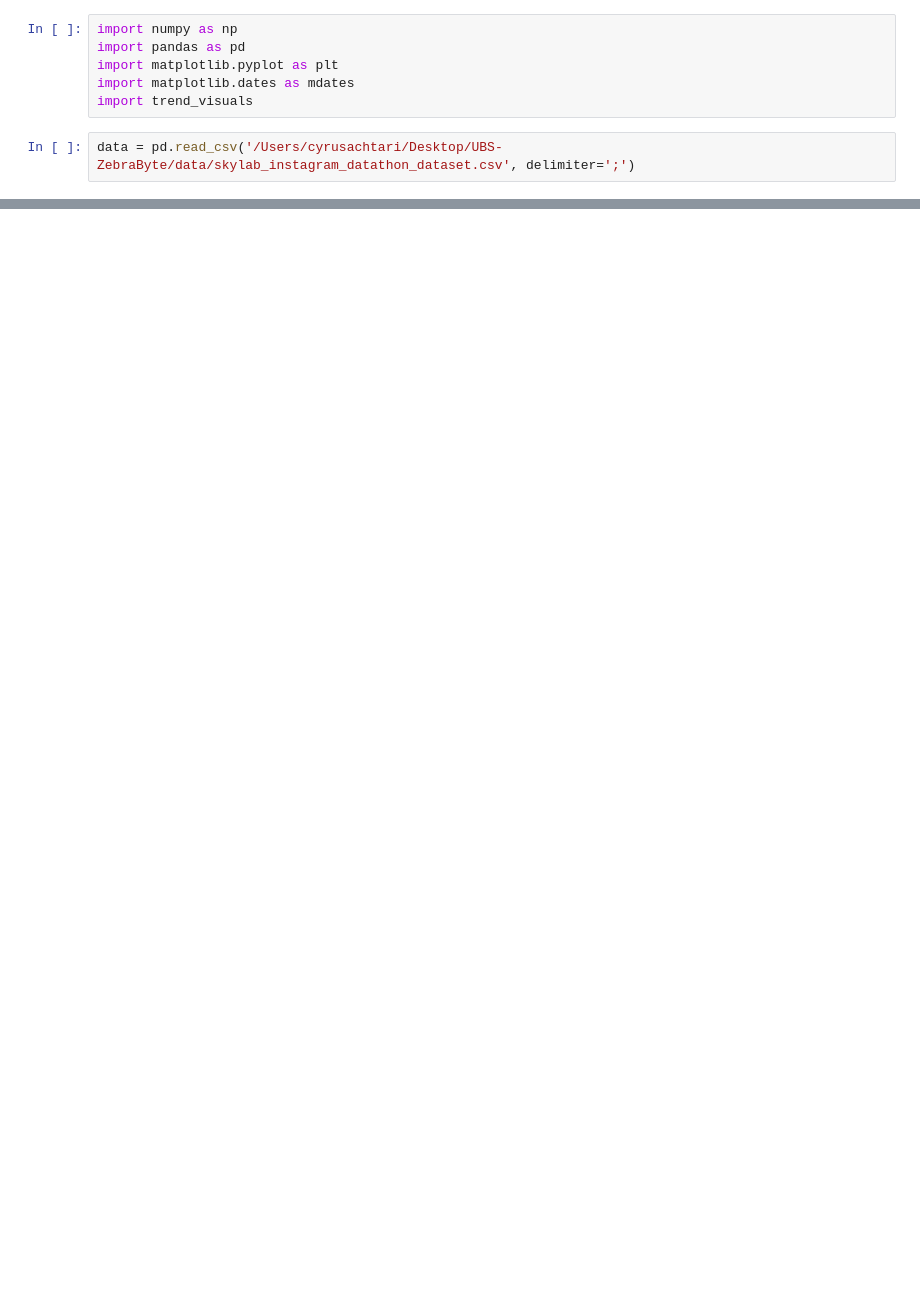
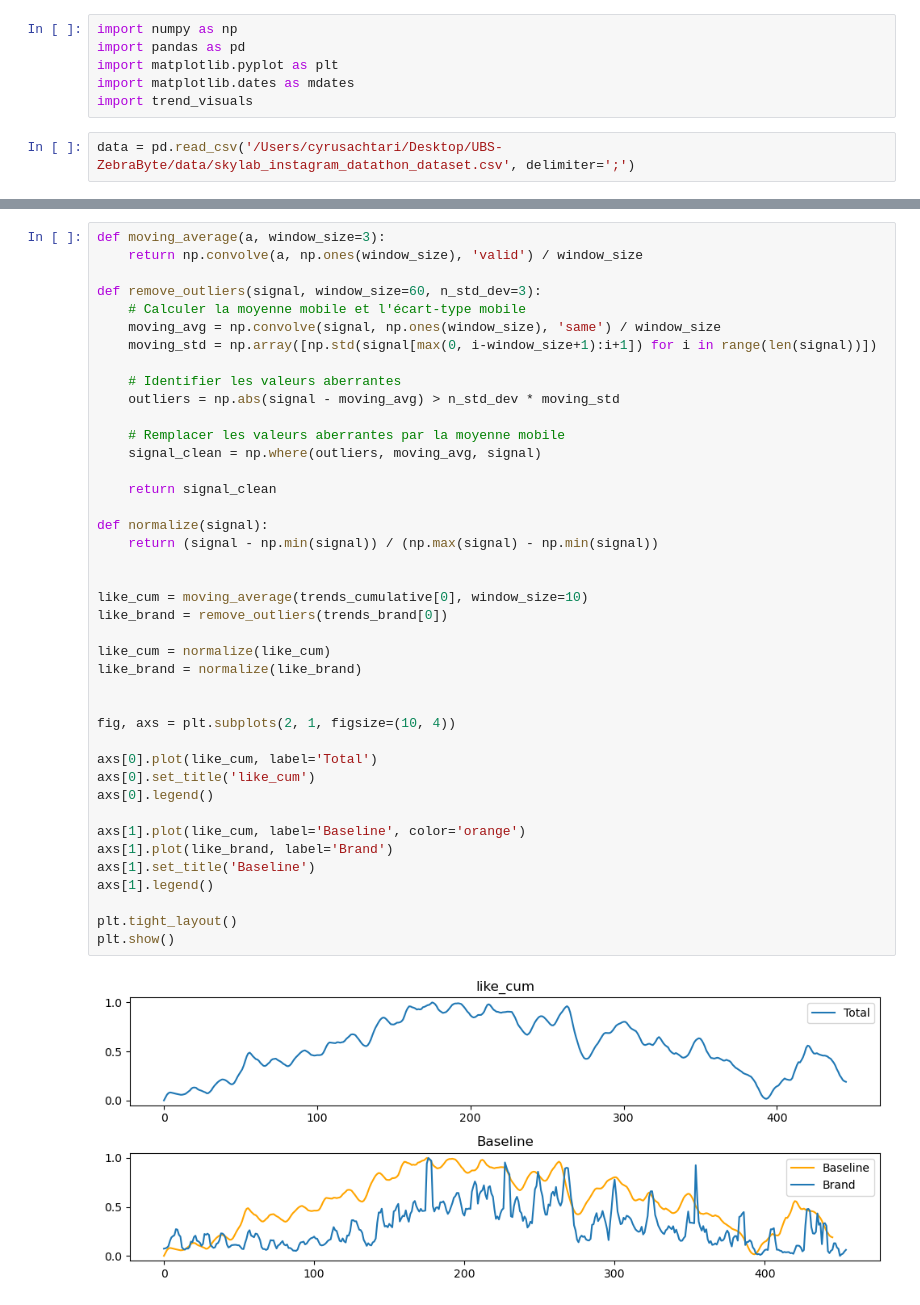
Before and after one commit to tanios13/UBS-ZebraByte, a Jupyter notebook: trend_visuals.ipynb, the cells around one changed output, grey strips where cells are left out. Saved outputs shown, nothing was run; the diff lists cells and outputs as text; blank space fills up the shorter version.

```diff
--- a/trend_visuals.ipynb
+++ b/trend_visuals.ipynb
@@ -20,0 +45,43 @@ trend_visuals.plot_metrics_total_brand(trends_brand, trends_all_cumulative)
+# %%
+def moving_average(a, window_size=3):
+    return np.convolve(a, np.ones(window_size), 'valid') / window_size
+
+def remove_outliers(signal, window_size=60, n_std_dev=3):
+    # Calculer la moyenne mobile et l'écart-type mobile
+    moving_avg = np.convolve(signal, np.ones(window_size), 'same') / window_size
+    moving_std = np.array([np.std(signal[max(0, i-window_size+1):i+1]) for i in range(len(signal))])
+
+    # Identifier les valeurs aberrantes
+    outliers = np.abs(signal - moving_avg) > n_std_dev * moving_std
+
+    # Remplacer les valeurs aberrantes par la moyenne mobile
+    signal_clean = np.where(outliers, moving_avg, signal)
+
+    return signal_clean
+
+def normalize(signal):
+    return (signal - np.min(signal)) / (np.max(signal) - np.min(signal))
+
+
+like_cum = moving_average(trends_cumulative[0], window_size=10)
+like_brand = remove_outliers(trends_brand[0])
+
+like_cum = normalize(like_cum)
+like_brand = normalize(like_brand)
+
+
+fig, axs = plt.subplots(2, 1, figsize=(10, 4))
+
+axs[0].plot(like_cum, label='Total')
+axs[0].set_title('like_cum')
+axs[0].legend()
+
+axs[1].plot(like_cum, label='Baseline', color='orange')
+axs[1].plot(like_brand, label='Brand')
+axs[1].set_title('Baseline')
+axs[1].legend()
+
+plt.tight_layout()
+plt.show()
+# %% [output]
+[figure, added]
```
Also changed, not shown: parts of 5 cells of this notebook, 1 other file.
